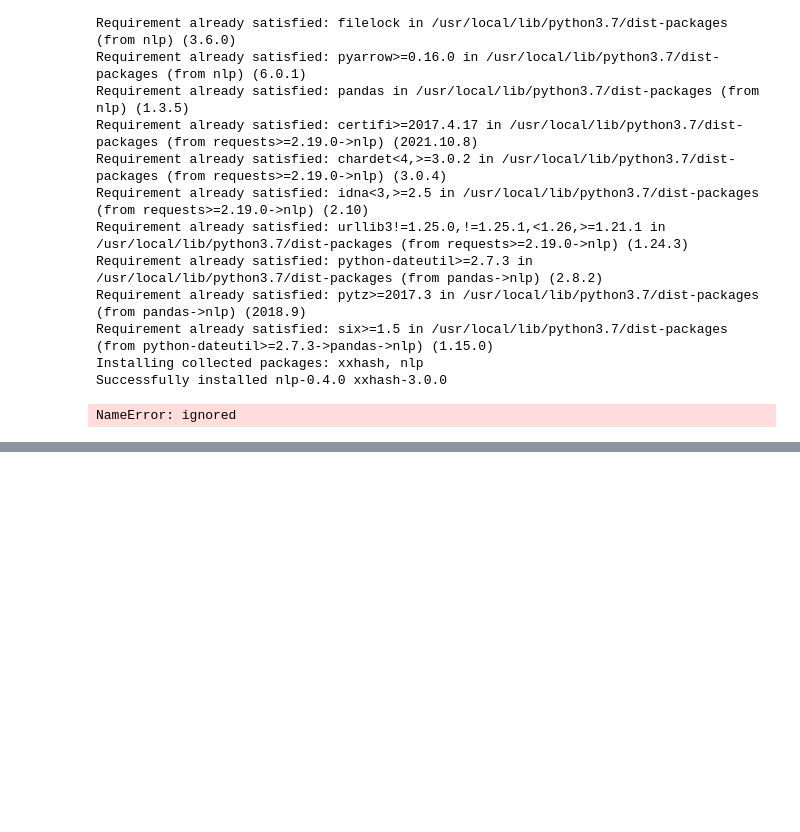
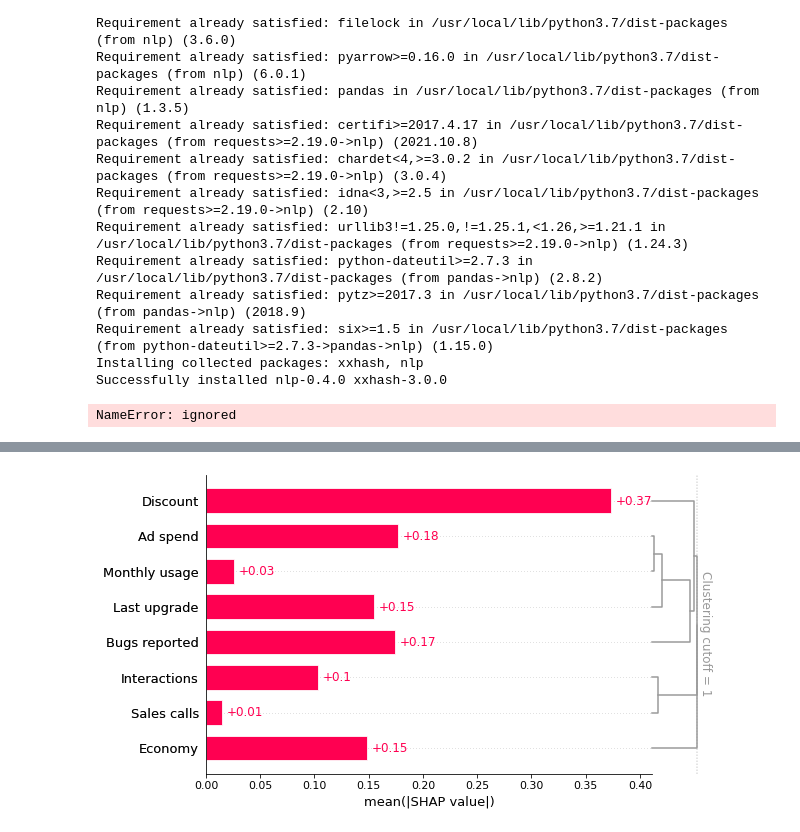
Before and after one commit to annemorvan/tutorials, a Jupyter notebook: shap/tutorial_shap.ipynb, the cells around one changed output, grey strips where cells are left out. Cells and saved outputs as stored; diff of their text form; code cells hidden in the pictures; blank space fills up the shorter version.

```diff
--- a/shap/tutorial_shap.ipynb
+++ b/shap/tutorial_shap.ipynb
@@ -490,0 +747,5 @@ shap.plots.bar(shap_values.abs.sum(0))
+# %%
+# Economy is independent of other measured features.
+shap.plots.bar(shap_values, clustering=clust, clustering_cutoff=1)
+# %% [output]
+[figure, added]
```
Also changed, not shown: parts of 88 cells of this notebook.
